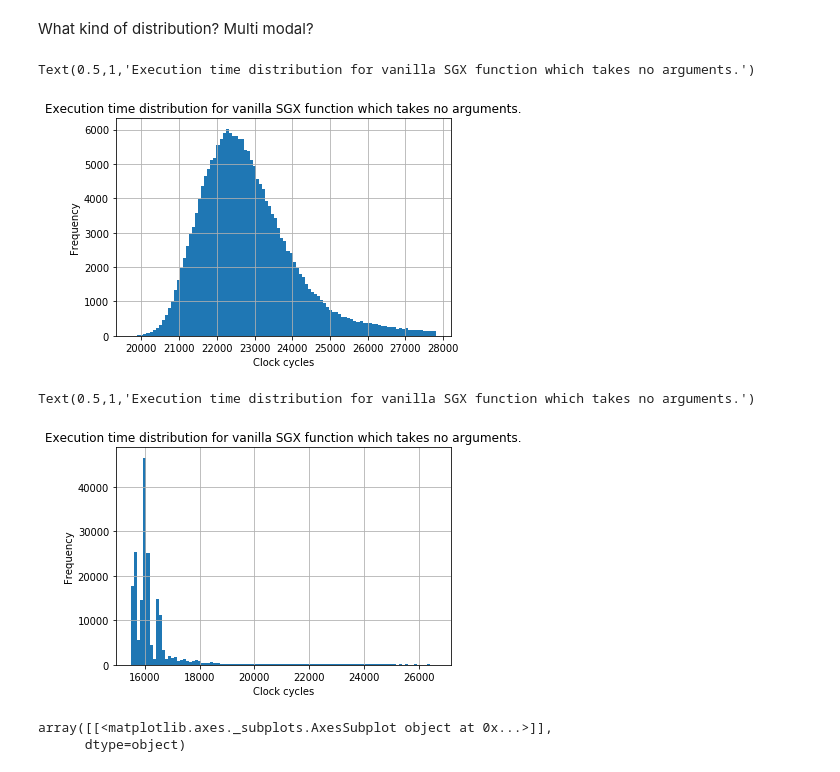
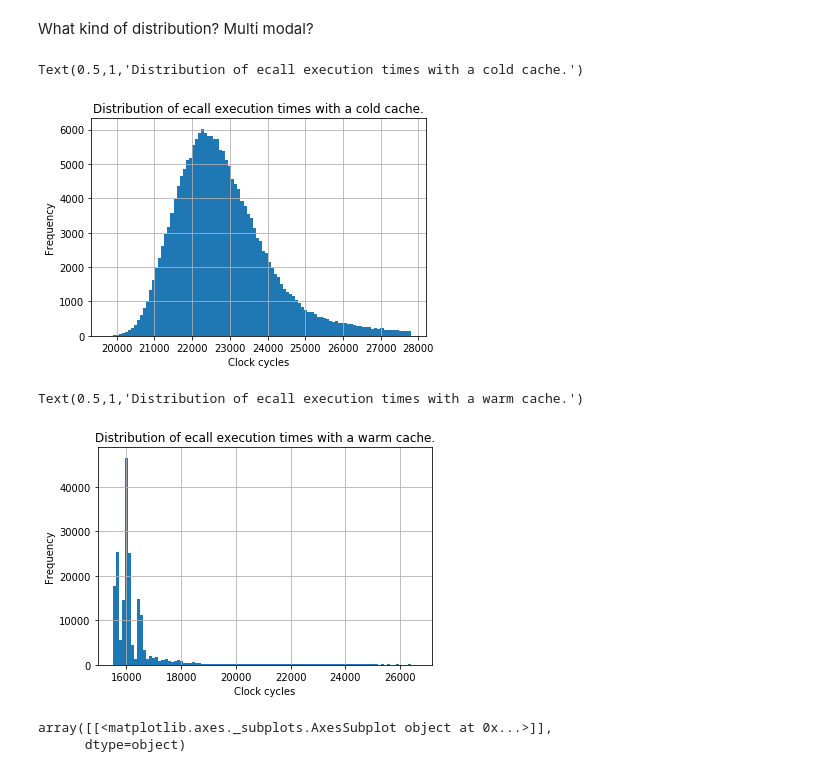
Before and after one commit to nicopal/sgx_bundler, a Jupyter notebook: sample_project/hotcall_bundler_sample/hotcall_results.ipynb, the cells around one changed output. Cells and saved outputs as stored; diff of their text form; code cells hidden in the pictures.

```diff
--- a/sample_project/hotcall_bundler_sample/hotcall_results.ipynb
+++ b/sample_project/hotcall_bundler_sample/hotcall_results.ipynb
@@ -118,21 +143,21 @@ df_vanilla_0_cold = df_vanilla_cold_20190312
 # %%
 df_vanilla_0_cold.hist(bins=100);
 plt.xlabel('Clock cycles')
 plt.ylabel('Frequency')
-plt.title('Execution time distribution for vanilla SGX function which takes no arguments.')
+plt.title('Distribution of ecall execution times with a cold cache.')
 # %% [output]
-Text(0.5,1,'Execution time distribution for vanilla SGX function which takes no arguments.')
+Text(0.5,1,'Distribution of ecall execution times with a cold cache.')
-[figure, old version]
+[figure, new version]
 # %%
 df_vanilla_0_warm = df_vanilla_warm_20190312
 # %%
 df_vanilla_0_warm.hist(bins=100);
 plt.xlabel('Clock cycles')
 plt.ylabel('Frequency')
-plt.title('Execution time distribution for vanilla SGX function which takes no arguments.')
+plt.title('Distribution of ecall execution times with a warm cache.')
 # %% [output]
-Text(0.5,1,'Execution time distribution for vanilla SGX function which takes no arguments.')
+Text(0.5,1,'Distribution of ecall execution times with a warm cache.')
-[figure, old version]
+[figure, new version]
 # %%
 df_vanilla_0_warm.hist(bins=100, log=True)
 # %% [output]
```
Also changed, not shown: parts of 9 cells of this notebook.
